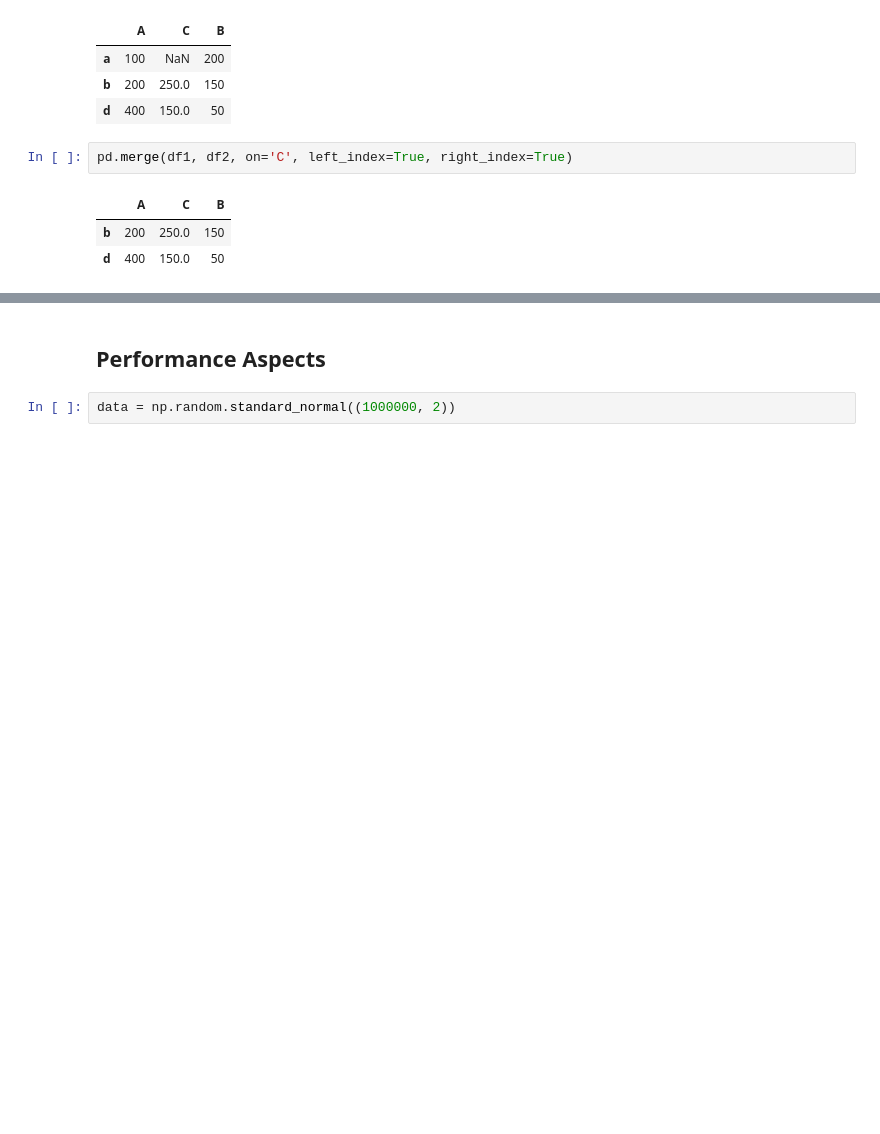
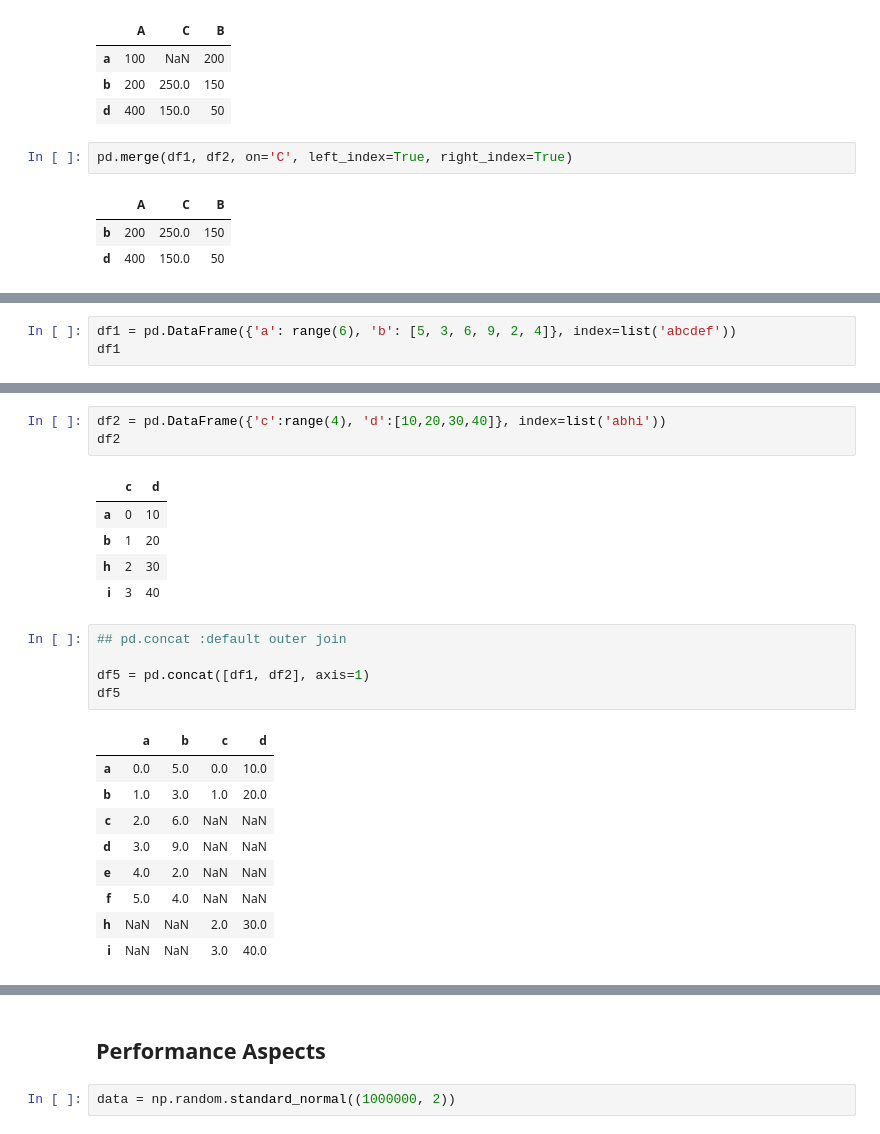
Before and after one commit to Jeffery12138/py4fi, a Jupyter notebook: code/ch05/05_pandas.ipynb, the cells around one changed output, grey strips where cells are left out. Drawn from its saved outputs; the diff is of its cells as text; blank space fills up the shorter version.

Commit message:
Data Analysis with pandas-3

```diff
--- a/code/ch05/05_pandas.ipynb
+++ b/code/ch05/05_pandas.ipynb
@@ -943,0 +1031,3 @@ pd.merge(df1, df2, on='C', left_index=True, right_index=True)
+# %%
+df1 = pd.DataFrame({'a': range(6), 'b': [5, 3, 6, 9, 2, 4]}, index=list('abcdef'))
+df1
@@ -943,0 +1042,24 @@ pd.merge(df1, df2, on='C', left_index=True, right_index=True)
+# %%
+df2 = pd.DataFrame({'c':range(4), 'd':[10,20,30,40]}, index=list('abhi'))
+df2
+# %% [output]
+|  | c | d |
+| a | 0 | 10 |
+| b | 1 | 20 |
+| h | 2 | 30 |
+| i | 3 | 40 |
+# %%
+## pd.concat :default outer join
+
+df5 = pd.concat([df1, df2], axis=1)
+df5
+# %% [output]
+|  | a | b | c | d |
+| a | 0.0 | 5.0 | 0.0 | 10.0 |
+| b | 1.0 | 3.0 | 1.0 | 20.0 |
+| c | 2.0 | 6.0 | NaN | NaN |
+| d | 3.0 | 9.0 | NaN | NaN |
+| e | 4.0 | 2.0 | NaN | NaN |
+| f | 5.0 | 4.0 | NaN | NaN |
+| h | NaN | NaN | 2.0 | 30.0 |
+| i | NaN | NaN | 3.0 | 40.0 |
```
Also changed, not shown: parts of 57 cells of this notebook, 3 other files.
